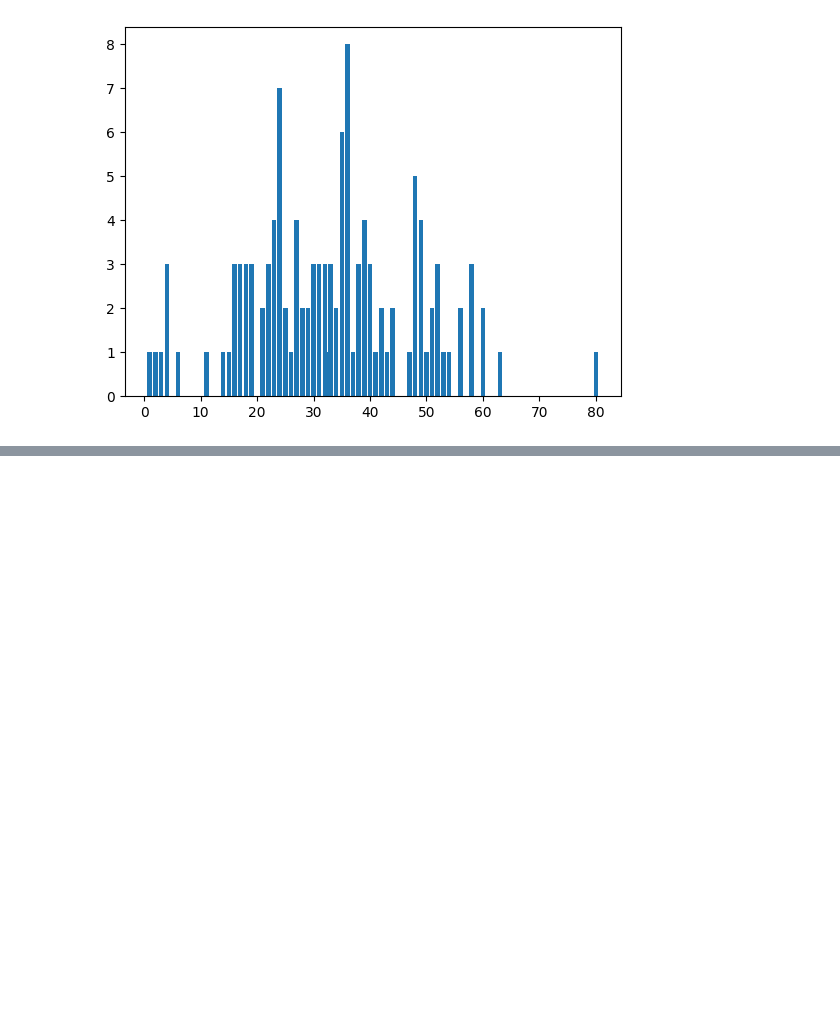
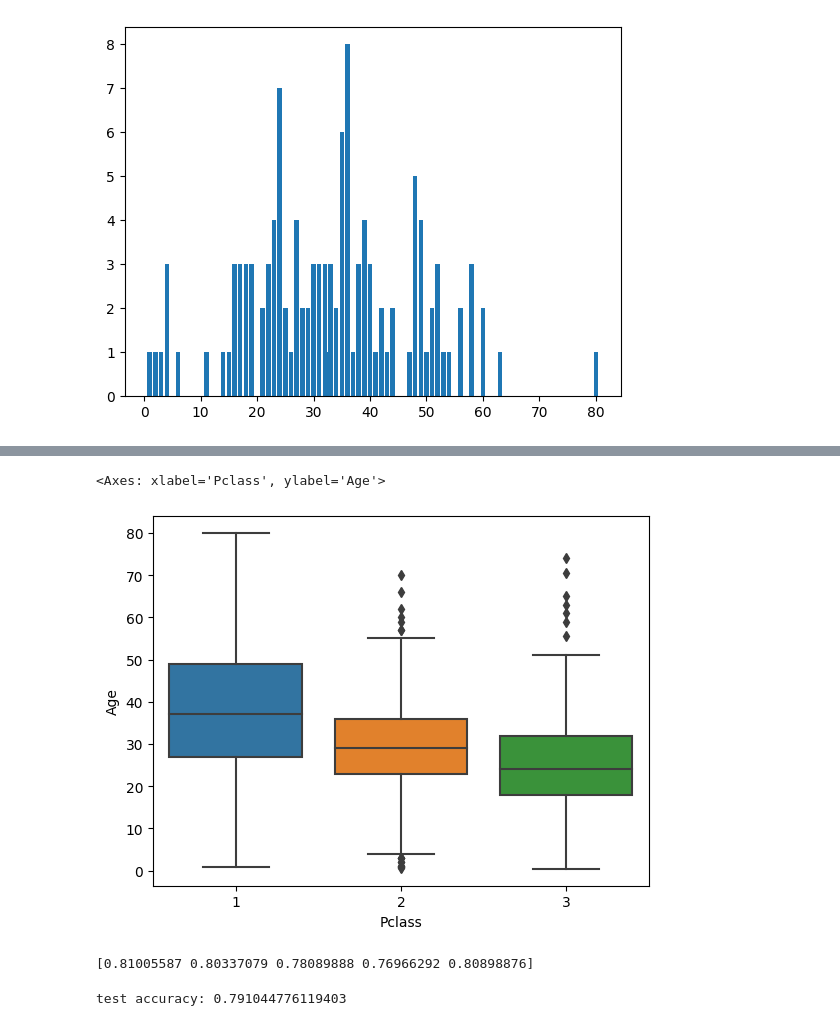
Before and after one commit to BanyanLiu/titanic-analysis2, a Jupyter notebook: 專題實作_鐵達尼號存活預測.ipynb, the cells around one changed output, grey strips where cells are left out. Drawn from its saved outputs; the diff is of its cells as text; code cells hidden in the pictures; blank space fills up the shorter version.

```diff
--- a/專題實作_鐵達尼號存活預測.ipynb
+++ b/專題實作_鐵達尼號存活預測.ipynb
@@ -57,0 +74,8 @@ plt.bar(only_survive_s["Age"], only_survive_s["count"])
+# %%
+#從前面的程式可以得知Age的缺失值最多，要對它進行補值
+sns.boxplot(x=data["Pclass"],y=data["Age"], data = data)
+
+#艙等比較高的年紀較大，所以要對年紀補值要判斷缺失值是屬於哪個艙等
+# %% [output]
+<Axes: xlabel='Pclass', ylabel='Age'>
+[figure, added]
@@ -57,0 +85,31 @@ plt.bar(only_survive_s["Age"], only_survive_s["count"])
+# %%
+# 建立baseline model
+from sklearn.linear_model import LogisticRegression
+from sklearn.model_selection import cross_val_score
+trainx = data.drop("Survived", axis=1)
+trainy = data[["Survived"]]
+log1 = LogisticRegression(random_state=0, max_iter=3000)
+scores = cross_val_score(log1,x,y.values.ravel(),cv=5,scoring='accuracy')
+print(scores)
+# %% [output]
+[0.81005587 0.80337079 0.78089888 0.76966292 0.80898876]
+# %%
+# 建立第二種版本的模型
+
+#進行特徵工程
+newx = pd.concat([x,data["Age"]], axis=1).drop(["PassengerId","SibSp","Parch"],axis=1)
+
+#切分訓練集、測試集
+X_train, X_test, y_train, y_test = train_test_split(newx,y,test_size=0.3,random_state=42)
+
+#丟進去logistic regression
+log2 = LogisticRegression(random_state = 42)
+model2 = log2.fit(X_train,y_train)
+predict2 = model2.predict(X_test)
+predict2 = predict2.reshape(-1,1)
+
+#算正確程度
+error_index=np.where(predict2 != y_test.values)[0]
+print('test accuracy:',1-len(error_index)/len(X_test))
+# %% [output]
+test accuracy: 0.791044776119403
```
Also changed, not shown: parts of 7 cells of this notebook.
